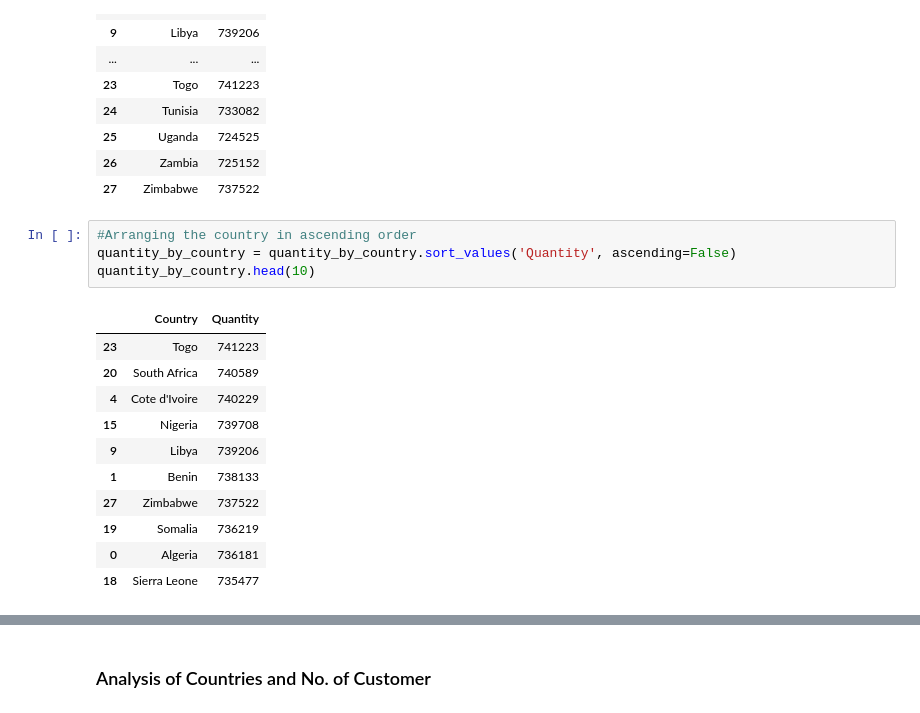
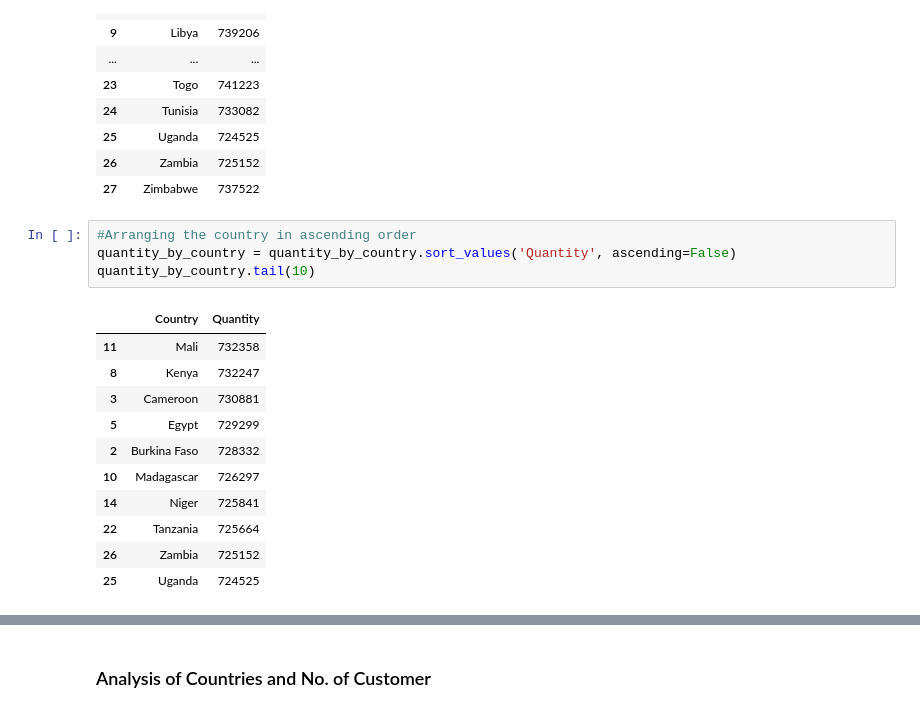
Before and after one commit to willifet/Cohort_Analysis_for_E-shop_Pro, a Jupyter notebook: Notebook/Cohort_Analysis.ipynb, the cells around one changed output, grey strips where cells are left out. Cells and saved outputs as stored; diff of their text form.

```diff
--- a/Notebook/Cohort_Analysis.ipynb
+++ b/Notebook/Cohort_Analysis.ipynb
@@ -104,19 +109,19 @@ quantity_by_country
 # %%
 #Arranging the country in ascending order
 quantity_by_country = quantity_by_country.sort_values('Quantity', ascending=False)
-quantity_by_country.head(10)
+quantity_by_country.tail(10)
 # %% [output]
 |  | Country | Quantity |
-| 23 | Togo | 741223 |
-| 20 | South Africa | 740589 |
-| 4 | Cote d'Ivoire | 740229 |
-| 15 | Nigeria | 739708 |
-| 9 | Libya | 739206 |
-| 1 | Benin | 738133 |
-| 27 | Zimbabwe | 737522 |
-| 19 | Somalia | 736219 |
-| 0 | Algeria | 736181 |
-| 18 | Sierra Leone | 735477 |
+| 11 | Mali | 732358 |
+| 8 | Kenya | 732247 |
+| 3 | Cameroon | 730881 |
+| 5 | Egypt | 729299 |
+| 2 | Burkina Faso | 728332 |
+| 10 | Madagascar | 726297 |
+| 14 | Niger | 725841 |
+| 22 | Tanzania | 725664 |
+| 26 | Zambia | 725152 |
+| 25 | Uganda | 724525 |
 # %%
 #Visualised Top_10 countries where most product sold
 
```
Also changed, not shown: parts of 10 cells of this notebook, 10 other files.
